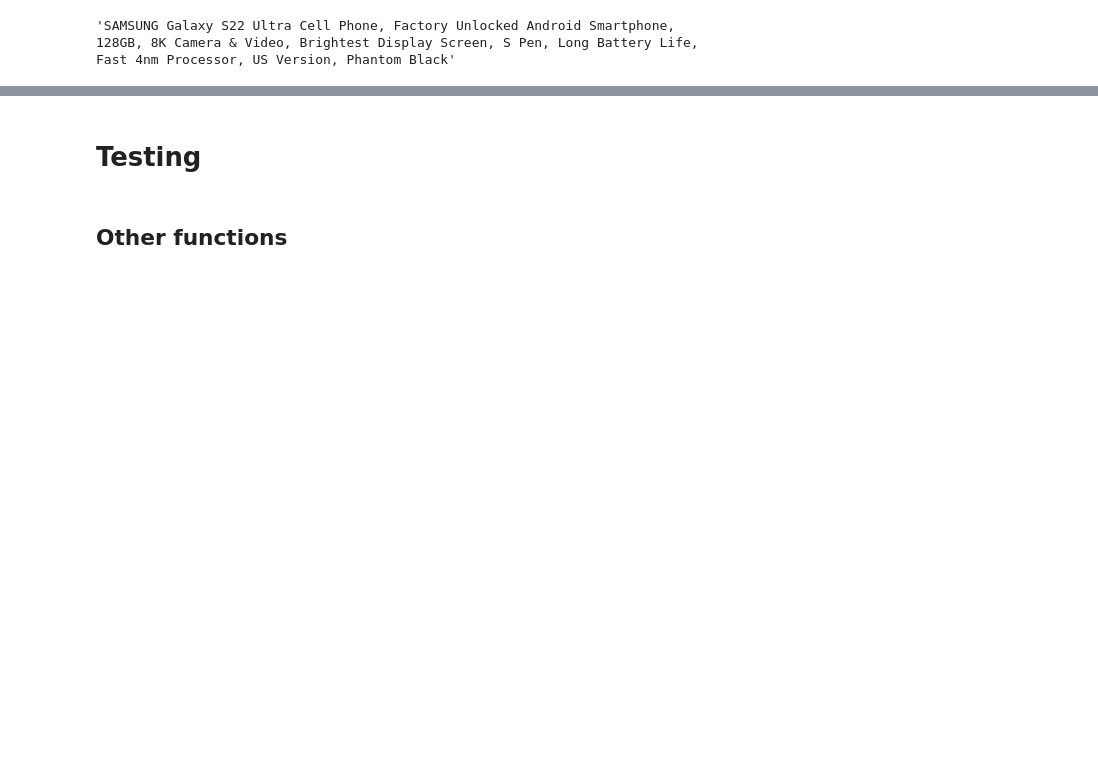
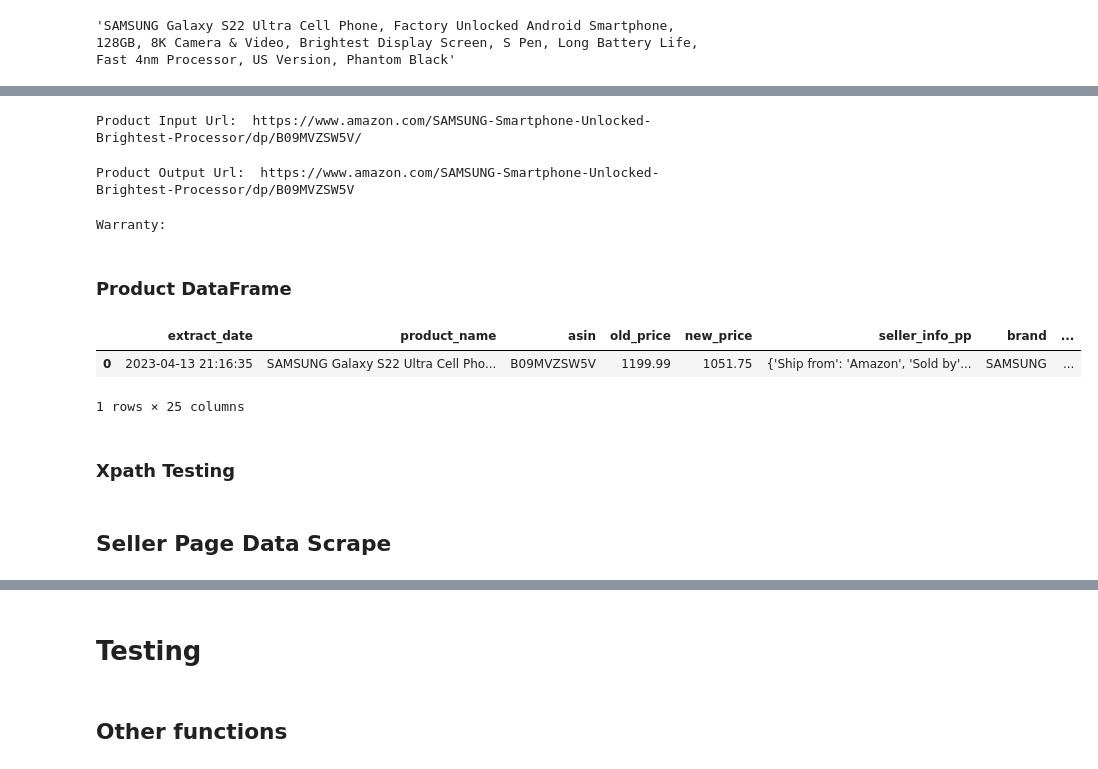
Before and after one commit to deepak4u/Web-Scraping, a Jupyter notebook: Notebooks/Amazon.com_product_and_seller_scrape.ipynb, the cells around one changed output, grey strips where cells are left out. Saved outputs shown, nothing was run; the diff lists cells and outputs as text; code cells hidden in the pictures; blank space fills up the shorter version.

```diff
--- a/Notebooks/Amazon.com_product_and_seller_scrape.ipynb
+++ b/Notebooks/Amazon.com_product_and_seller_scrape.ipynb
@@ -95,0 +499,72 @@ print("Price starts from: ", price_start_from())
+# %%
+def product_input_url(url):
+    ''' input url '''
+    return url
+
+print("Product Input Url: ", product_input_url(url))
+# %% [output]
+Product Input Url:  https://www.amazon.com/SAMSUNG-Smartphone-Unlocked-Brightest-Processor/dp/B09MVZSW5V/
+# %%
+def product_output_url():
+    ''' Get url from website while scraping'''
+    product_output_url_xp = tree.xpath("//link[@rel='canonical']/@href")
+    product_output_url = ''
+    if product_output_url_xp:
+        product_output_url = product_output_url_xp[0].strip()
+
+    return product_output_url
+
+print("Product Output Url: ", product_output_url())
+# %% [output]
+Product Output Url:  https://www.amazon.com/SAMSUNG-Smartphone-Unlocked-Brightest-Processor/dp/B09MVZSW5V
+# %%
+def warranty():
+    # Although it has warranty, Amazon rarely provides it. Capturing for some condition where it shows warranty.
+    warranty_xp = tree.xpath("//div[@class='a-column a-span6']//a[contains(text(),  'Warranty')]/text()")
+    warranty = ''
+    if warranty_xp:
+        warranty = 'Yes'
+
+    return warranty
+
+print("Warranty: ", warranty())
+# %% [output]
+Warranty:
+# %% [markdown]
+### Product DataFrame
+# %%
+product_data = [{
+    'extract_date' : extract_date(),
+    'product_name' : product_name(),
+    'asin' : asin(),
+    'old_price' : old_price(),
+    'new_price' : new_price(),
+    'seller_info_pp' : seller_info_pp(),
+    'brand' : brand(),
+    'category_breadcrumbs' : category_breadcrumbs(),
+    'stock_info' : stock_info(),
+    'number_of_offers' : number_of_offers(),
+    'price_start_from' : price_start_from(),
+    'product_rating' : product_rating(),
+    'product_reviews' : product_reviews(),
+    'fbt_content' : fbt_content(),
+    'images_url' : images_url(),
+    'card_offer' : card_offer(),
+    'selected_variant' : selected_variant(),
+    'all_variants' : all_variants(),
+    'product_description' : product_description(),
+    'specification' : specification(),
+    'additional_info_table' : additional_info_table(),
+    'amazon_tags' : amazon_tags(),
+    'product_input_url' : product_input_url(url),
+    'product_output_url' : product_output_url(),
+    'warranty' : warranty()
+}]
+product_df = pd.DataFrame(product_data)
+product_df
+# %% [output]
+|  | extract_date | product_name | asin | old_price | new_price | seller_info_pp | brand | ... |
+| 0 | 2023-04-13 21:16:35 | SAMSUNG Galaxy S22 Ultra Cell Pho... | B09MVZSW5V | 1199.99 | 1051.75 | {'Ship from': 'Amazon', 'Sold by'... | SAMSUNG | ... |
+1 rows × 25 columns
+# %% [markdown]
+### Xpath Testing
@@ -96,3 +574,5 @@ print("Price starts from: ", price_start_from())
+# %% [markdown]
+## Seller Page Data Scrape
 # %%
 def seller_url_link():
     home_url = "https://www.amazon.ae"
```
Also changed, not shown: parts of 45 cells of this notebook, 1 other file.
